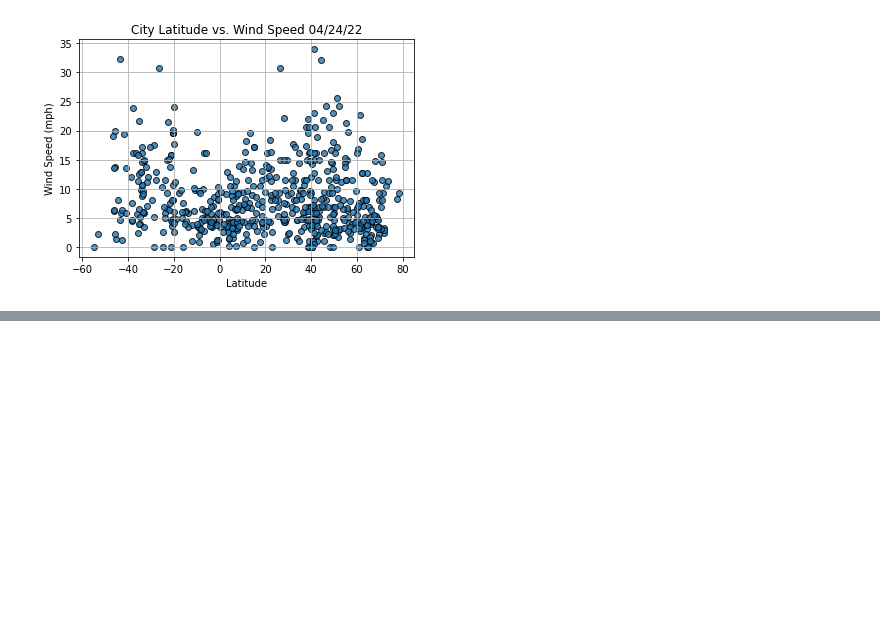
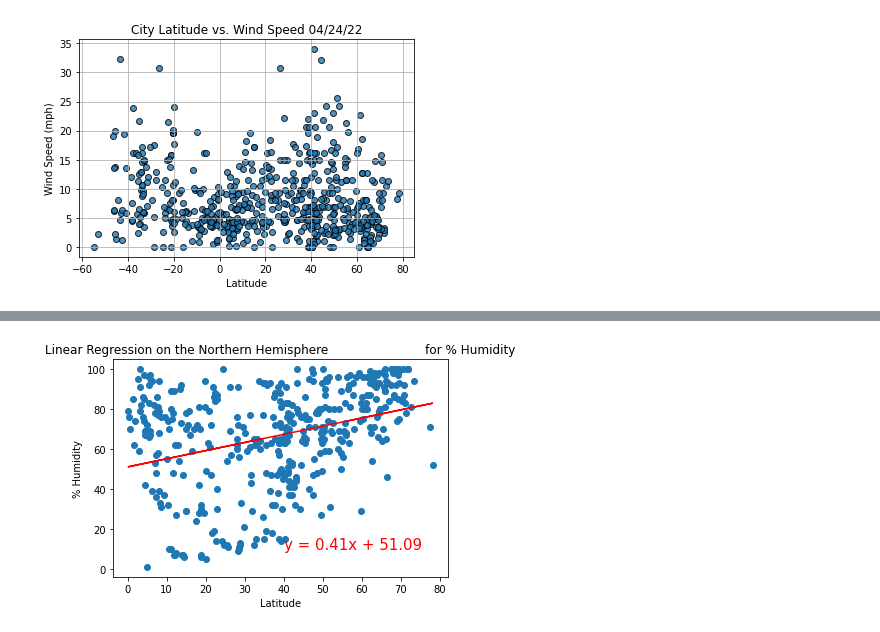
Before and after one commit to kozah346/World_Weather_Analysis, a Jupyter notebook: WeatherPy.ipynb, the cells around one changed output, grey strips where cells are left out. Saved outputs shown, nothing was run; the diff lists cells and outputs as text; code cells hidden in the pictures; blank space fills up the shorter version.

```diff
--- a/WeatherPy.ipynb
+++ b/WeatherPy.ipynb
@@ -255,0 +300,10 @@ plt.show()
+# %%
+# Linear regression on the Northern Hemisphere
+x_values = northern_hemi_df["Lat"]
+y_values = northern_hemi_df["Humidity"]
+# Call the function.
+plot_linear_regression(x_values, y_values,
+                       'Linear Regression on the Northern Hemisphere \
+                        for % Humidity', '% Humidity',(40,10))
+# %% [output]
+[figure, added]
```
Also changed, not shown: parts of 8 cells of this notebook.
